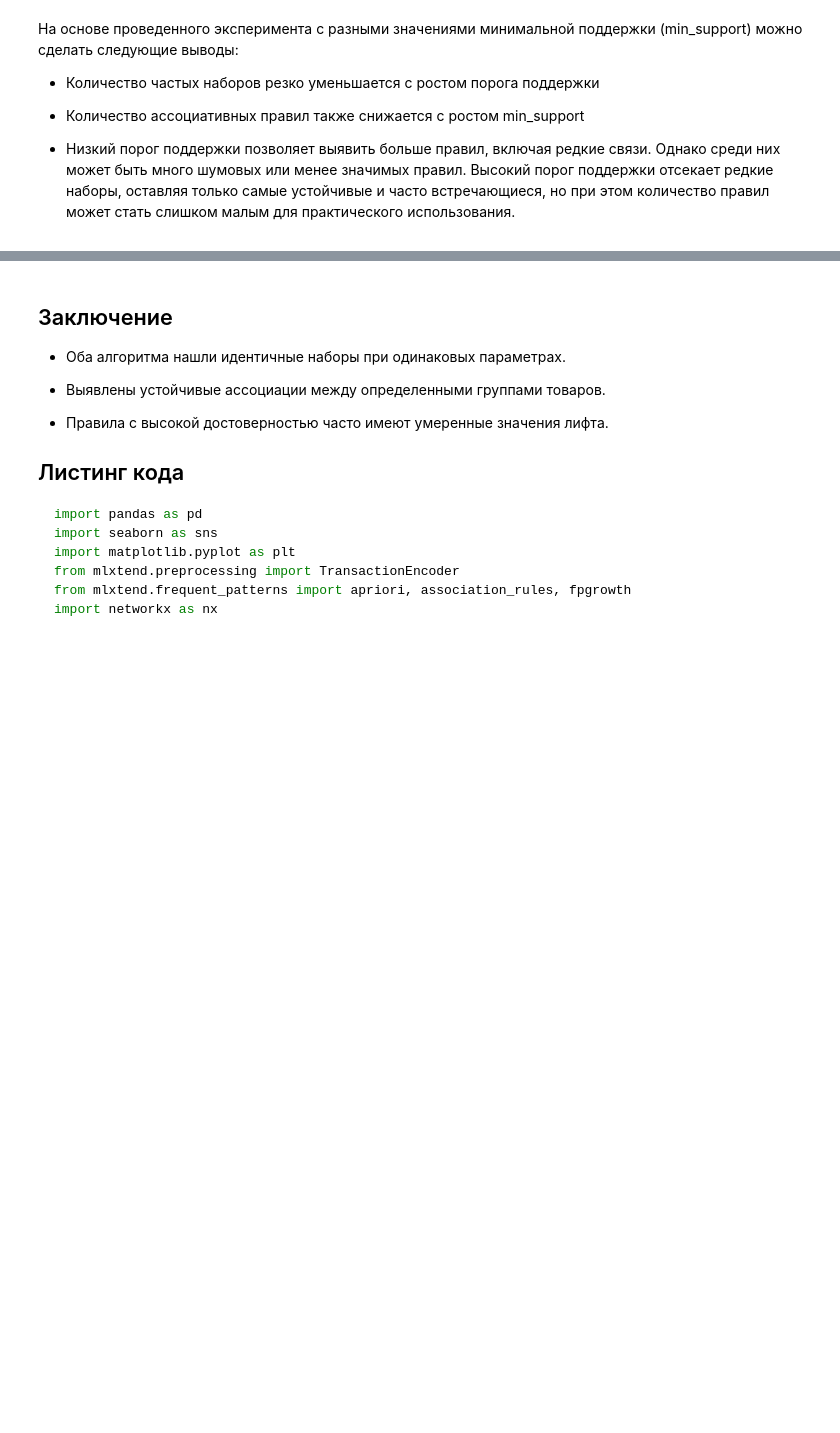
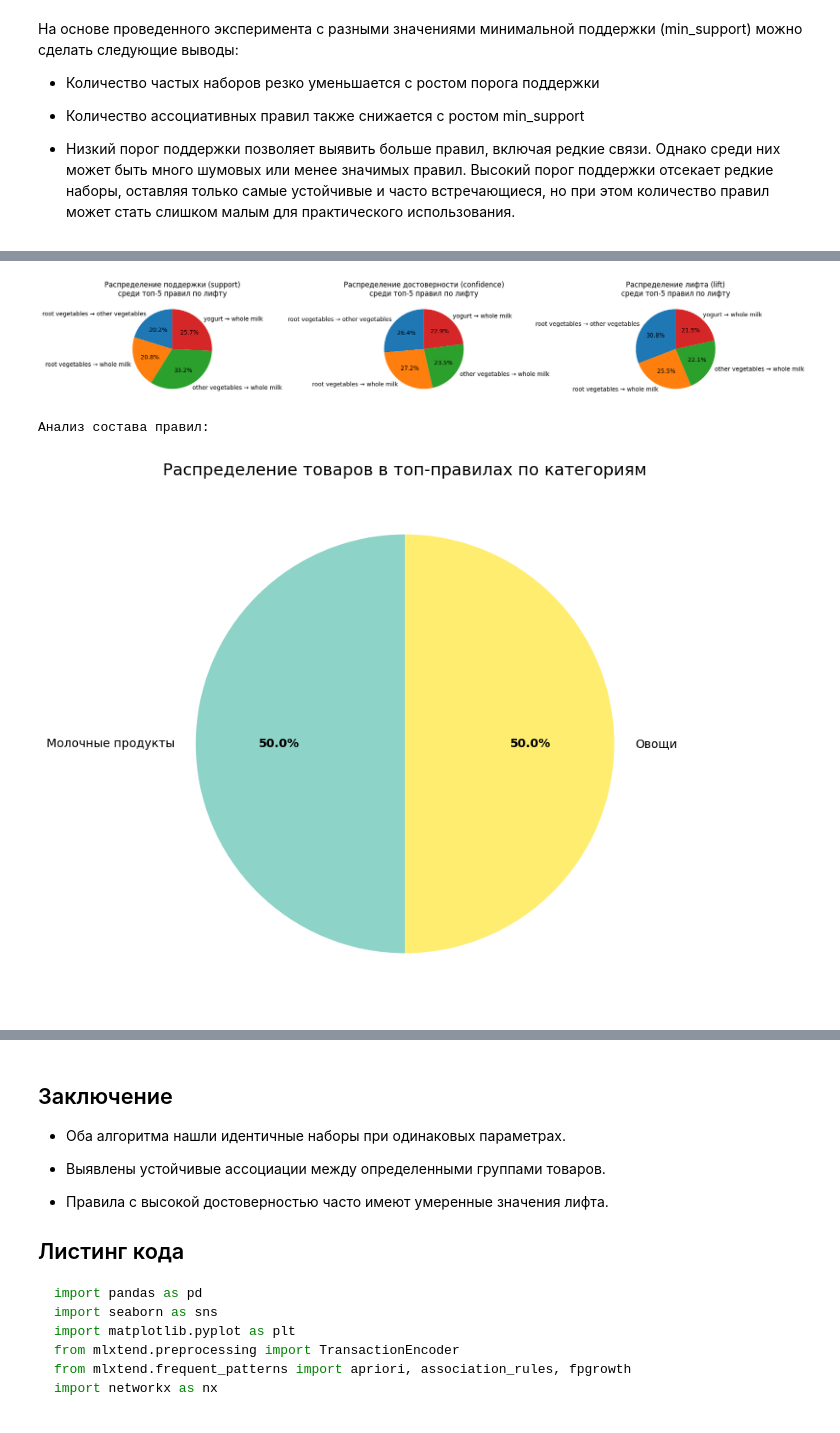
Before and after one commit to sofiatrifonova/ML_lab2, a Jupyter notebook: report.ipynb, the cells around one changed output, grey strips where cells are left out. Saved outputs shown, nothing was run; the diff lists cells and outputs as text; code cells hidden in the pictures; blank space fills up the shorter version.

```diff
--- a/report.ipynb
+++ b/report.ipynb
@@ -411,0 +415,79 @@ plt.show()
+# %%
+fig, (ax1, ax2, ax3) = plt.subplots(1, 3, figsize=(18, 6))
+
+top_rules = rules.nlargest(5, 'lift')
+
+support_values = top_rules['support'] * 100
+labels_support = [f"{ant} → {cons}" for ant, cons in
+                 zip(top_rules['antecedents'], top_rules['consequents'])]
+
+ax1.pie(support_values, labels=labels_support, autopct='%1.1f%%', startangle=90)
+ax1.set_title('Распределение поддержки (support)\nсреди топ-5 правил по лифту', fontsize=12)
+
+confidence_values = top_rules['confidence'] * 100
+ax2.pie(confidence_values, labels=labels_support, autopct='%1.1f%%', startangle=90)
+ax2.set_title('Распределение достоверности (confidence)\nсреди топ-5 правил по лифту', fontsize=12)
+
+lift_values = top_rules['lift']
+ax3.pie(lift_values, labels=labels_support, autopct='%1.1f%%', startangle=90)
+ax3.set_title('Распределение лифта (lift)\nсреди топ-5 правил по лифту', fontsize=12)
+
+plt.tight_layout()
+plt.show()
+
+print("\nАнализ состава правил:")
+
+all_items_in_rules = set()
+for _, rule in top_rules.iterrows():
+    all_items_in_rules.update(rule['antecedents'].split(', '))
+    all_items_in_rules.update(rule['consequents'].split(', '))
+
+categories = {
+    'Молочные продукты': ['whole milk', 'yogurt'],
+    'Овощи': ['other vegetables', 'root vegetables'],
+    'Фрукты': ['tropical fruit', 'citrus fruit'],
+    'Мясо': ['beef', 'pork', 'chicken'],
+    'Напитки': ['soda', 'bottled water', 'bottled beer'],
+    'Хлебобулочные': ['rolls/buns', 'pastry']
+}
+
+category_count = {category: 0 for category in categories}
+uncategorized = 0
+
+for item in all_items_in_rules:
+    categorized = False
+    for category, items in categories.items():
+        if item in items:
+            category_count[category] += 1
+            categorized = True
+            break
+    if not categorized:
+        uncategorized += 1
+
+fig, ax = plt.subplots(figsize=(10, 8))
+
+categories_for_chart = {k: v for k, v in category_count.items() if v > 0}
+if uncategorized > 0:
+    categories_for_chart['Другие'] = uncategorized
+
+colors = plt.cm.Set3(np.linspace(0, 1, len(categories_for_chart)))
+wedges, texts, autotexts = ax.pie(categories_for_chart.values(),
+                                  labels=categories_for_chart.keys(),
+                                  autopct='%1.1f%%',
+                                  colors=colors,
+                                  startangle=90)
+
+for autotext in autotexts:
+    autotext.set_color('black')
+    autotext.set_fontweight('bold')
+
+ax.set_title('Распределение товаров в топ-правилах по категориям', fontsize=14)
+plt.show()
+
+print("\nСтатистика по категориям товаров в топ-правилах:")
+for category, count in categories_for_chart.items():
+    print(f"{category}: {count} товар(ов)")
+# %% [output]
+[figure, added]
+Анализ состава правил:
+[figure, added]
```
Also changed, not shown: parts of 4 cells of this notebook.
